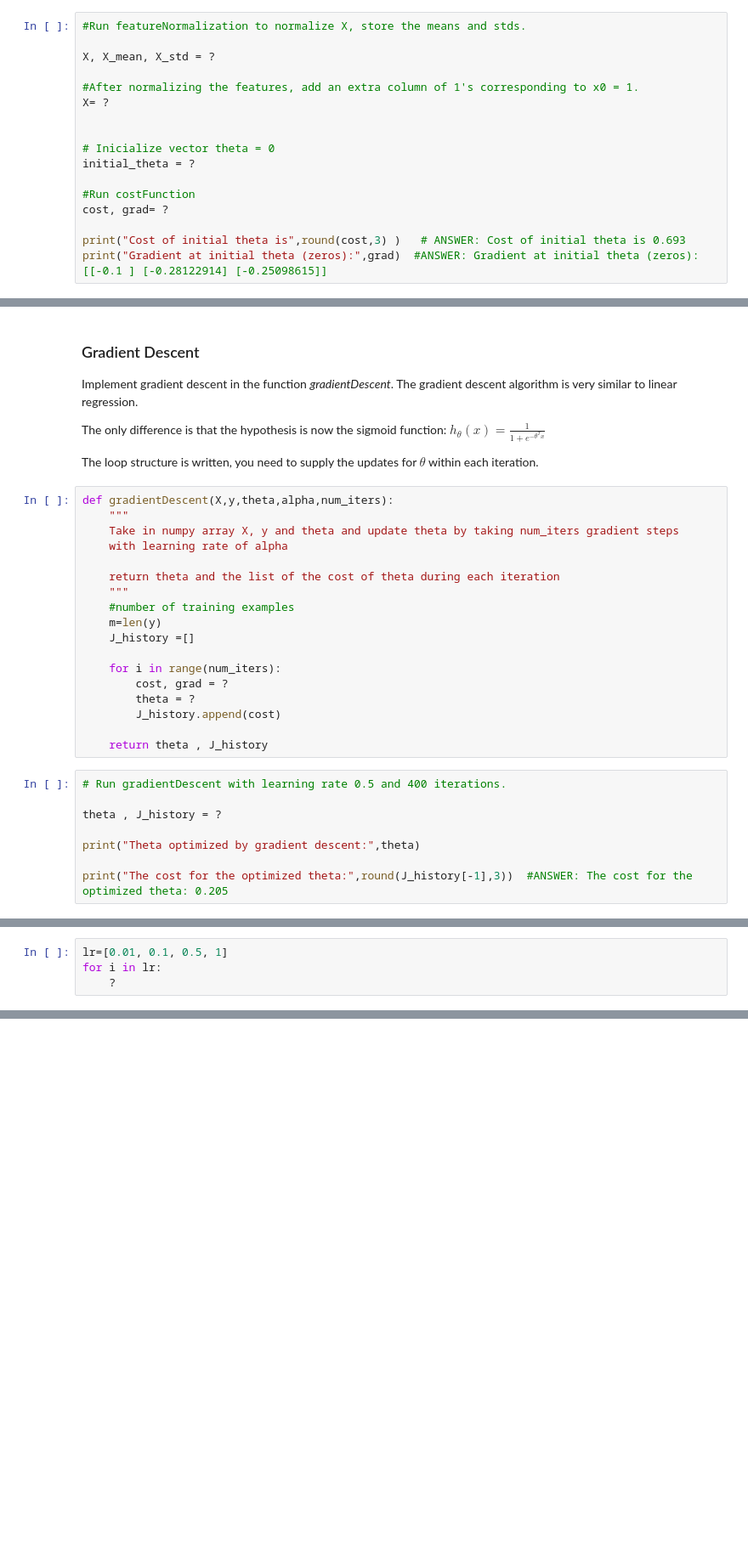
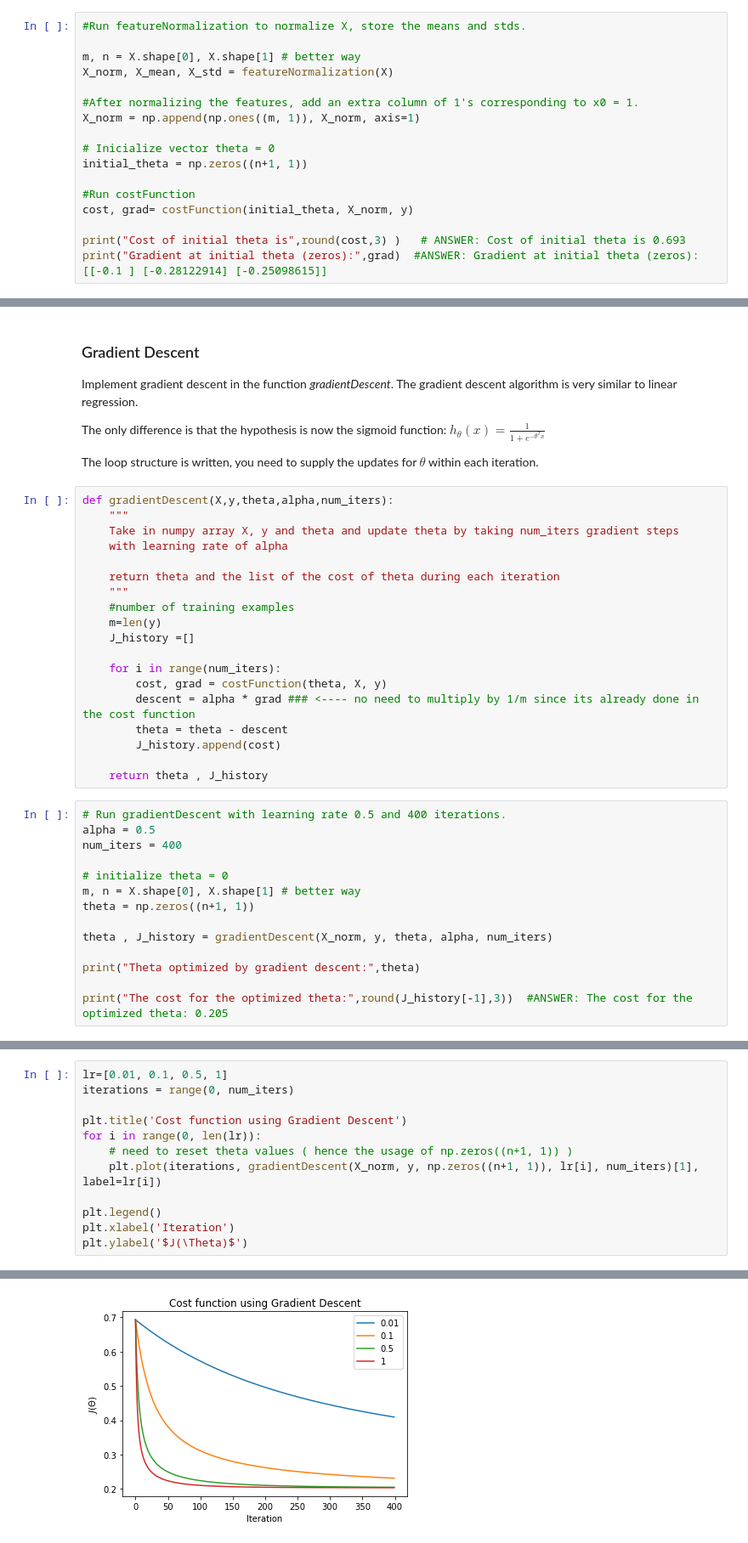
Before and after one commit to pedrovt/aa-labs, a Jupyter notebook: Lab3-LogisticRegression/ML_LogReg.ipynb, the cells around one changed output, grey strips where cells are left out. Shown: that part at 85% size. Drawn from its saved outputs; the diff is of its cells as text; blank space fills up the shorter version.

```diff
--- a/Lab3-LogisticRegression/ML_LogReg.ipynb
+++ b/Lab3-LogisticRegression/ML_LogReg.ipynb
@@ -109,17 +142,17 @@ def featureNormalization(X):
 # %%
 #Run featureNormalization to normalize X, store the means and stds.
 
-X, X_mean, X_std = ?
+m, n = X.shape[0], X.shape[1] # better way
+X_norm, X_mean, X_std = featureNormalization(X)
 
 #After normalizing the features, add an extra column of 1's corresponding to x0 = 1.
-X= ?
-
+X_norm = np.append(np.ones((m, 1)), X_norm, axis=1)
 
 # Inicialize vector theta = 0
-initial_theta = ?
+initial_theta = np.zeros((n+1, 1))
 
 #Run costFunction
-cost, grad= ?
+cost, grad= costFunction(initial_theta, X_norm, y)
 
 print("Cost of initial theta is",round(cost,3) )   # ANSWER: Cost of initial theta is 0.693
 print("Gradient at initial theta (zeros):",grad)  #ANSWER: Gradient at initial theta (zeros): [[-0.1 ] [-0.28122914] [-0.25098615]]
@@ -144,15 +182,22 @@ def gradientDescent(X,y,theta,alpha,num_iters):
     J_history =[]
 
     for i in range(num_iters):
-        cost, grad = ?
-        theta = ?
+        cost, grad = costFunction(theta, X, y)
+        descent = alpha * grad ### <---- no need to multiply by 1/m since its already done in the cost function
+        theta = theta - descent
         J_history.append(cost)
 
     return theta , J_history
 # %%
 # Run gradientDescent with learning rate 0.5 and 400 iterations.
+alpha = 0.5
+num_iters = 400
 
-theta , J_history = ?
+# initialize theta = 0
+m, n = X.shape[0], X.shape[1] # better way
+theta = np.zeros((n+1, 1))
+
+theta , J_history = gradientDescent(X_norm, y, theta, alpha, num_iters)
 
 print("Theta optimized by gradient descent:",theta)
 
@@ -164,7 +214,16 @@ and get plots similar to Fig. 2.
 
 <img src="images/f6.png" style="width:350px;height:250px;">
 <caption><center> **Fig. 2** : **Cost function evolution for varying learning rates ** </center></caption>
-# %%
-lr=[0.01, 0.1, 0.5, 1]
-for i in lr:
-    ?
+# %%
+lr=[0.01, 0.1, 0.5, 1]
+iterations = range(0, num_iters)
+
+plt.title('Cost function using Gradient Descent')
+for i in range(0, len(lr)):
+    # need to reset theta values ( hence the usage of np.zeros((n+1, 1)) )
+    plt.plot(iterations, gradientDescent(X_norm, y, np.zeros((n+1, 1)), lr[i], num_iters)[1], label=lr[i])
+
+plt.legend()
+plt.xlabel('Iteration')
+plt.ylabel('$J(\Theta)$')
+# %% [output]
@@ -171,3 +231,4 @@ for i in lr:
+[figure, added]
 # %% [markdown]
 ### Plotting the decision boundary
 
```
Also changed, not shown: parts of 15 cells of this notebook.
